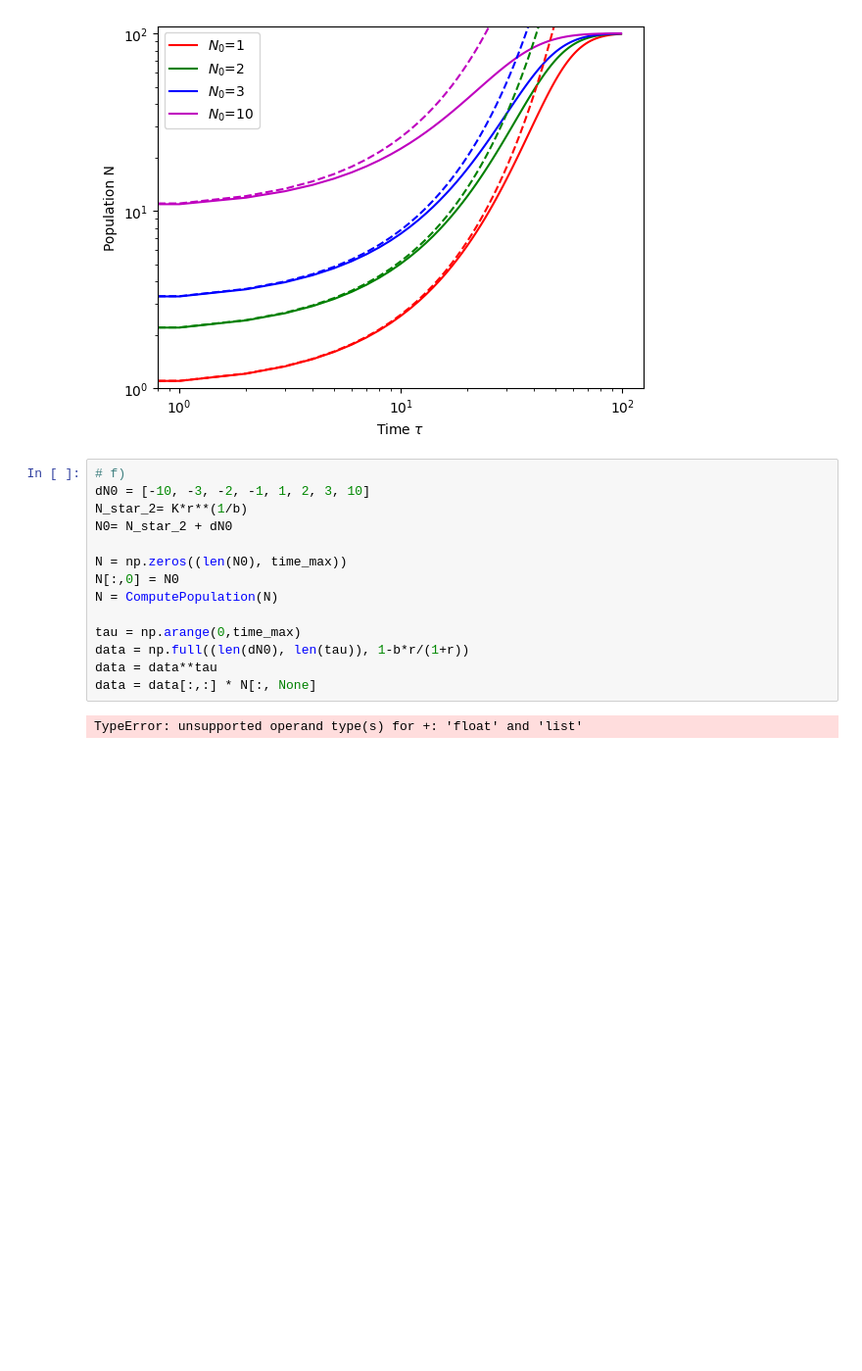
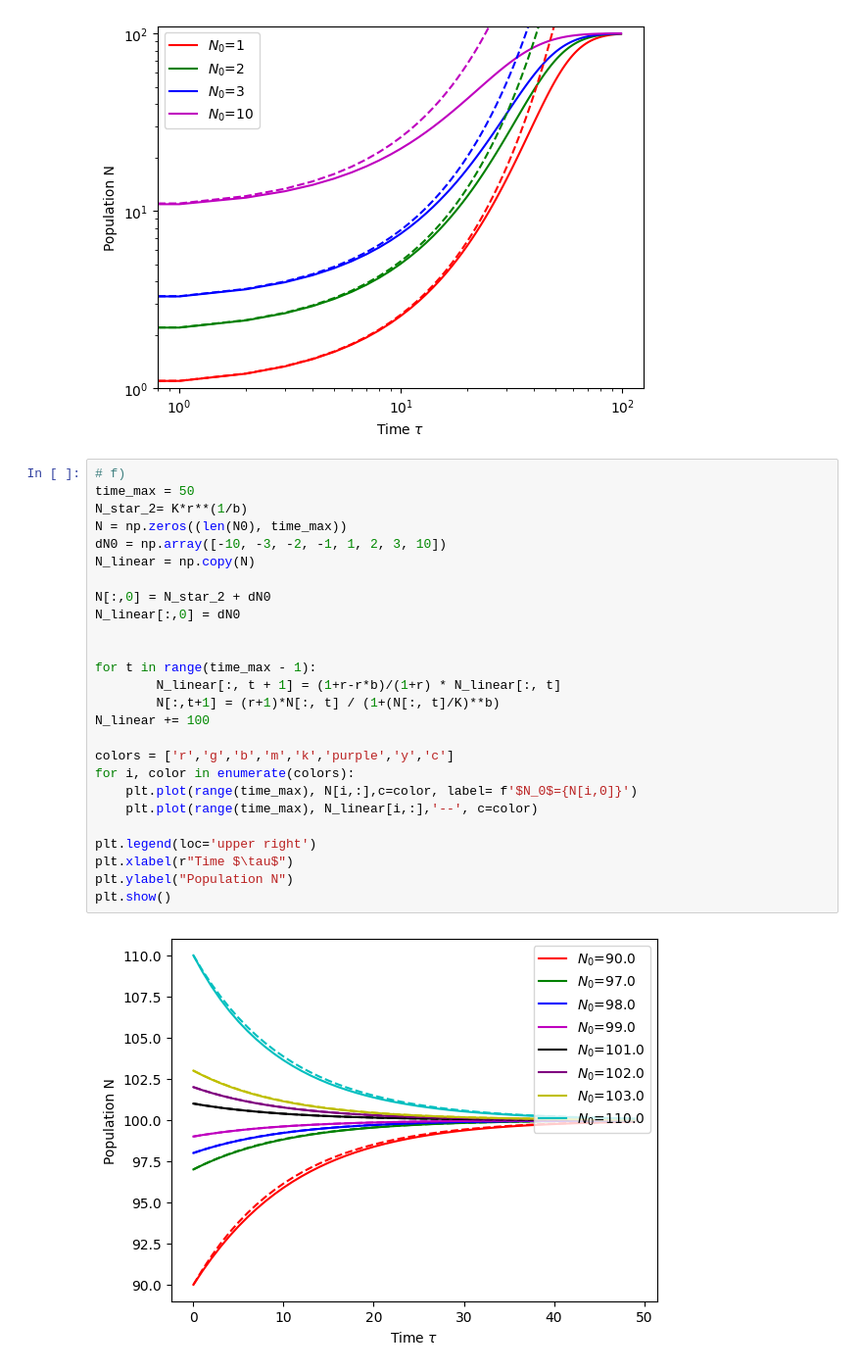
Before and after one commit to Ackejohansson/Complex-Adaptive-System--CAS1, a Jupyter notebook: LP3-CompBio/ProblemSets/ProblemSet1/Task1.2.ipynb, the cells around one changed output. Shown: that part at 98% size. Drawn from its saved outputs; the diff is of its cells as text; blank space fills up the shorter version.

```diff
--- a/LP3-CompBio/ProblemSets/ProblemSet1/Task1.2.ipynb
+++ b/LP3-CompBio/ProblemSets/ProblemSet1/Task1.2.ipynb
@@ -38,20 +38,32 @@ plt.legend()
 plt.show()
 # %% [output]
 [figure]
-# %%
-# f)
-dN0 = [-10, -3, -2, -1, 1, 2, 3, 10]
-N_star_2= K*r**(1/b)
-N0= N_star_2 + dN0
-
-N = np.zeros((len(N0), time_max))
-N[:,0] = N0
-N = ComputePopulation(N)
-
-tau = np.arange(0,time_max)
-data = np.full((len(dN0), len(tau)), 1-b*r/(1+r))
-data = data**tau
-data = data[:,:] * N[:, None]
-# %% [output]
-TypeError: unsupported operand type(s) for +: 'float' and 'list'
+# %%
+# f)
+time_max = 50
+N_star_2= K*r**(1/b)
+N = np.zeros((len(N0), time_max))
+dN0 = np.array([-10, -3, -2, -1, 1, 2, 3, 10])
+N_linear = np.copy(N)
+
+N[:,0] = N_star_2 + dN0
+N_linear[:,0] = dN0
+
+
+for t in range(time_max - 1):
+        N_linear[:, t + 1] = (1+r-r*b)/(1+r) * N_linear[:, t]
+        N[:,t+1] = (r+1)*N[:, t] / (1+(N[:, t]/K)**b)
+N_linear += 100
+
+colors = ['r','g','b','m','k','purple','y','c']
+for i, color in enumerate(colors):
+    plt.plot(range(time_max), N[i,:],c=color, label= f'$N_0$={N[i,0]}')
+    plt.plot(range(time_max), N_linear[i,:],'--', c=color)
+
+plt.legend(loc='upper right')
+plt.xlabel(r"Time $\tau$")
+plt.ylabel("Population N")
+plt.show()
+# %% [output]
+[figure, added]
 # %%
```
Also changed, not shown: parts of 1 cell of this notebook.
